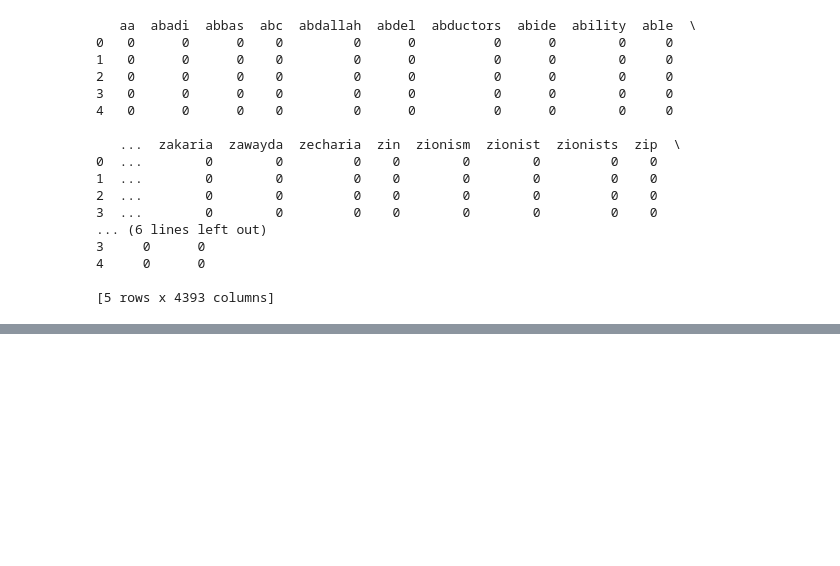
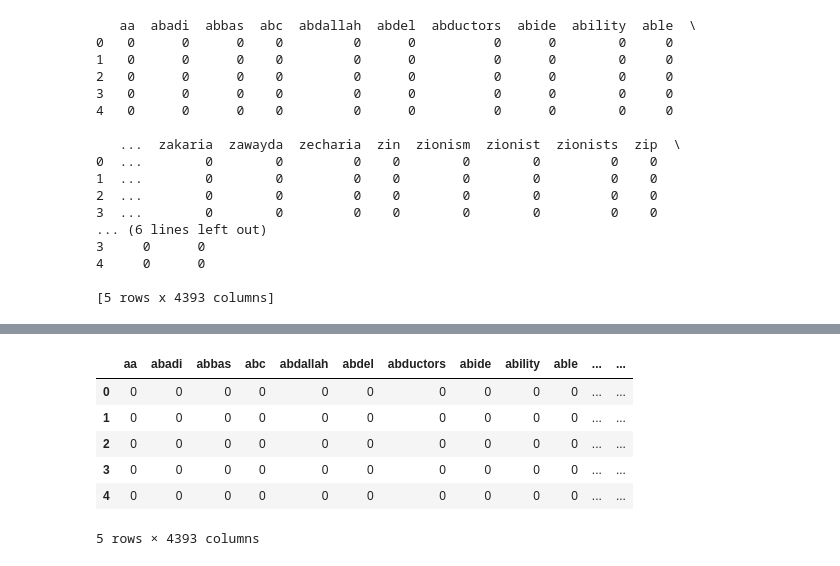
Before and after one commit to dattali18/IR_Assignments, a Jupyter notebook: Assignment.01/notebook/01_2_IR_Assignment.ipynb, the cells around one changed output, grey strips where cells are left out. Saved outputs shown, nothing was run; the diff lists cells and outputs as text; code cells hidden in the pictures; blank space fills up the shorter version.

```diff
--- a/Assignment.01/notebook/01_2_IR_Assignment.ipynb
+++ b/Assignment.01/notebook/01_2_IR_Assignment.ipynb
@@ -287,0 +531,28 @@ print(df_sparsity_matrix_tfidf.head())
+# %%
+# 9. save the data in the .pkz format
+
+from scipy.sparse import save_npz, csr_matrix # Import csr_matrix
+
+def save_matrix(file_name, tf_idf_matrix, vocab):
+  # Convert tf_idf_matrix to a sparse matrix before saving
+  tf_idf_matrix_sparse = csr_matrix(tf_idf_matrix)
+  save_npz(f"{file_name}_spasity.npz", tf_idf_matrix_sparse)
+
+  # save the vocab as a txt file
+
+  with open(f"{file_name}_vocab.txt", "w") as f:
+    for word in vocab:
+        f.write(word + "\n")
+
+  print(f"save file: {file_name}")
+# %%
+# save all the matrices
+
+file_names = ['aj_word', 'bbc_word', 'jp_word', 'nyt_word',
+              'aj_lemma', 'bbc_lemma', 'jp_lemma', 'nyt_lemma']
+
+for i, pair in enumerate(tf_idf_matrices.items()):
+  f, matrix = pair
+  file_name = file_names[i]
+  print(f"Saving {file_name} tf-idf_matrix")
+  save_matrix(file_name, matrix, vocabs[f])
@@ -287,0 +576,25 @@ print(df_sparsity_matrix_tfidf.head())
+# %%
+# load back the tf-idf matrix into a pandas df
+def load_matrix(file_name):
+  sparsity_matrix_tfidf_save = load_npz(f"{file_name}_spasity.npz")
+  with open(f"{file_name}_vocab.txt", "r") as f:
+    vocab_save = f.read().splitlines()
+
+  # cerate a df
+  df_sparsity_matrix_tfidf = pd.DataFrame.sparse.from_spmatrix(sparsity_matrix_tfidf_save, columns=vocab_save)
+
+  return df_sparsity_matrix_tfidf
+# %%
+# test the load function on a file
+
+df_test = load_matrix("aj_word")
+
+df_test.head()
+# %% [output]
+|  | aa | abadi | abbas | abc | abdallah | abdel | abductors | abide | ability | able | ... | ... |
+| 0 | 0 | 0 | 0 | 0 | 0 | 0 | 0 | 0 | 0 | 0 | ... | ... |
+| 1 | 0 | 0 | 0 | 0 | 0 | 0 | 0 | 0 | 0 | 0 | ... | ... |
+| 2 | 0 | 0 | 0 | 0 | 0 | 0 | 0 | 0 | 0 | 0 | ... | ... |
+| 3 | 0 | 0 | 0 | 0 | 0 | 0 | 0 | 0 | 0 | 0 | ... | ... |
+| 4 | 0 | 0 | 0 | 0 | 0 | 0 | 0 | 0 | 0 | 0 | ... | ... |
+5 rows × 4393 columns
```
Also changed, not shown: parts of 19 cells of this notebook, 18 other files.
